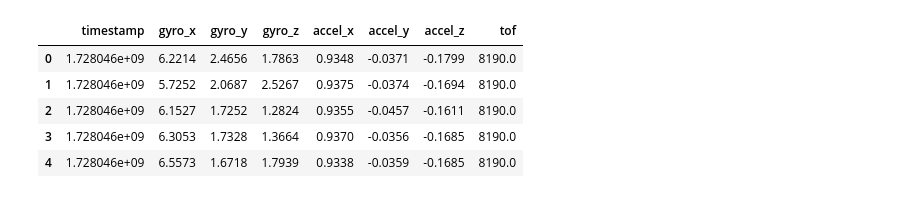
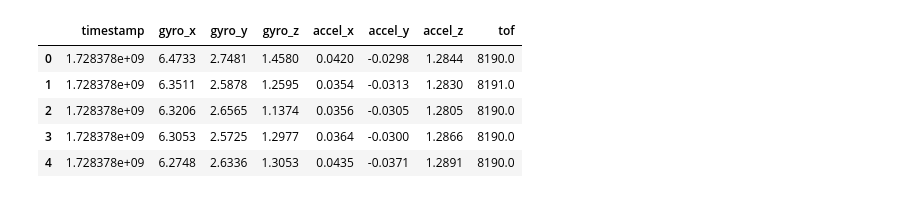
Before and after one commit to GGArdrey/RaspiCar, a Jupyter notebook: Notebooks/plot_imu_tof.ipynb, the cells around one changed output. Saved outputs shown, nothing was run; the diff lists cells and outputs as text; code cells hidden in the pictures.

```diff
--- a/Notebooks/plot_imu_tof.ipynb
+++ b/Notebooks/plot_imu_tof.ipynb
@@ -1,21 +1,21 @@
 # %%
 import pandas as pd
 
 # Load the data from the CSV files
-pico_data_path = '/home/luca/raspicar/data/04-10-2024_13-43-48/pico_data.csv'
+pico_data_path = '/home/luca/raspicar/data/08-10-2024_10-01-54/pico_data.csv'
 
 # Read the CSV files into DataFrames
 pico_data_df = pd.read_csv(pico_data_path)
 
 # Display the data to ensure correct loading and review structure
 pico_data_df.head()
 # %% [output]
 |  | timestamp | gyro_x | gyro_y | gyro_z | accel_x | accel_y | accel_z | tof |
-| 0 | 1.728046e+09 | 6.2214 | 2.4656 | 1.7863 | 0.9348 | -0.0371 | -0.1799 | 8190.0 |
-| 1 | 1.728046e+09 | 5.7252 | 2.0687 | 2.5267 | 0.9375 | -0.0374 | -0.1694 | 8190.0 |
-| 2 | 1.728046e+09 | 6.1527 | 1.7252 | 1.2824 | 0.9355 | -0.0457 | -0.1611 | 8190.0 |
-| 3 | 1.728046e+09 | 6.3053 | 1.7328 | 1.3664 | 0.9370 | -0.0356 | -0.1685 | 8190.0 |
-| 4 | 1.728046e+09 | 6.5573 | 1.6718 | 1.7939 | 0.9338 | -0.0359 | -0.1685 | 8190.0 |
+| 0 | 1.728378e+09 | 6.4733 | 2.7481 | 1.4580 | 0.0420 | -0.0298 | 1.2844 | 8190.0 |
+| 1 | 1.728378e+09 | 6.3511 | 2.5878 | 1.2595 | 0.0354 | -0.0313 | 1.2830 | 8191.0 |
+| 2 | 1.728378e+09 | 6.3206 | 2.6565 | 1.1374 | 0.0356 | -0.0305 | 1.2805 | 8190.0 |
+| 3 | 1.728378e+09 | 6.3053 | 2.5725 | 1.2977 | 0.0364 | -0.0300 | 1.2866 | 8190.0 |
+| 4 | 1.728378e+09 | 6.2748 | 2.6336 | 1.3053 | 0.0435 | -0.0371 | 1.2891 | 8190.0 |
 # %%
 import matplotlib.pyplot as plt
 
```
Also changed, not shown: parts of 2 cells of this notebook, 2 other files.
